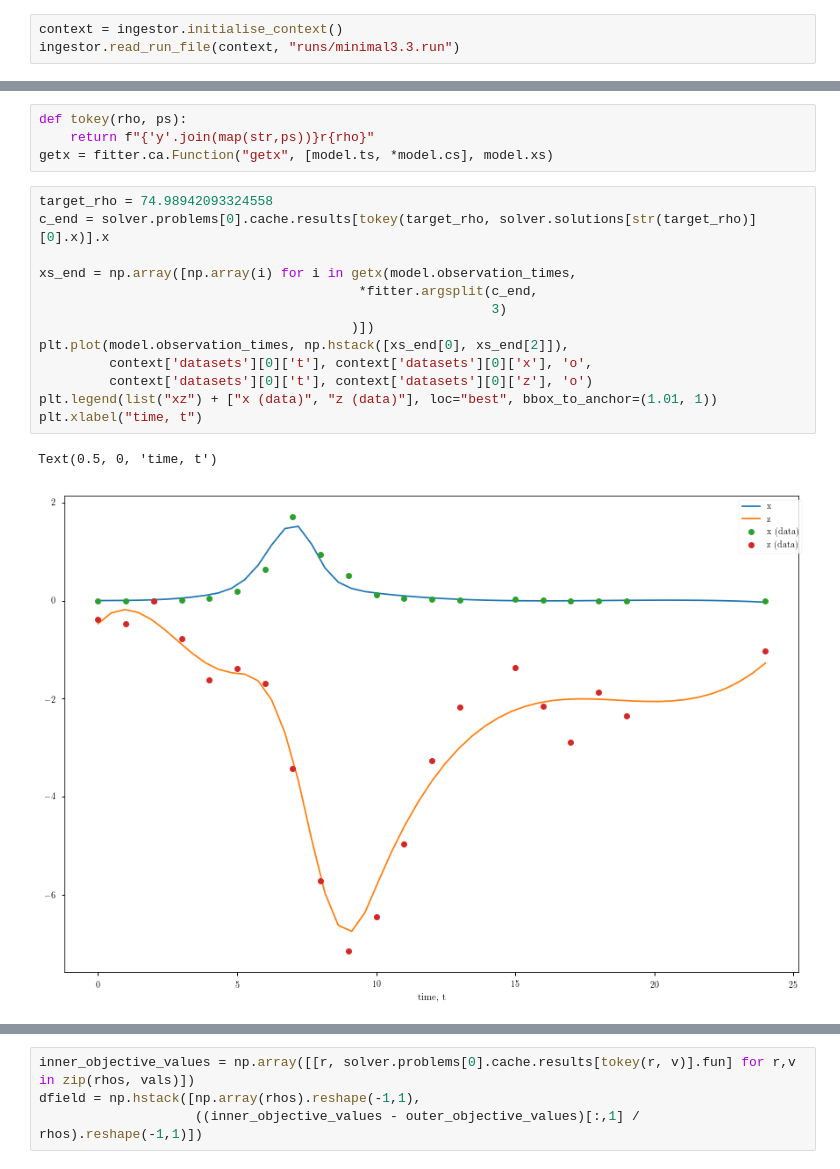
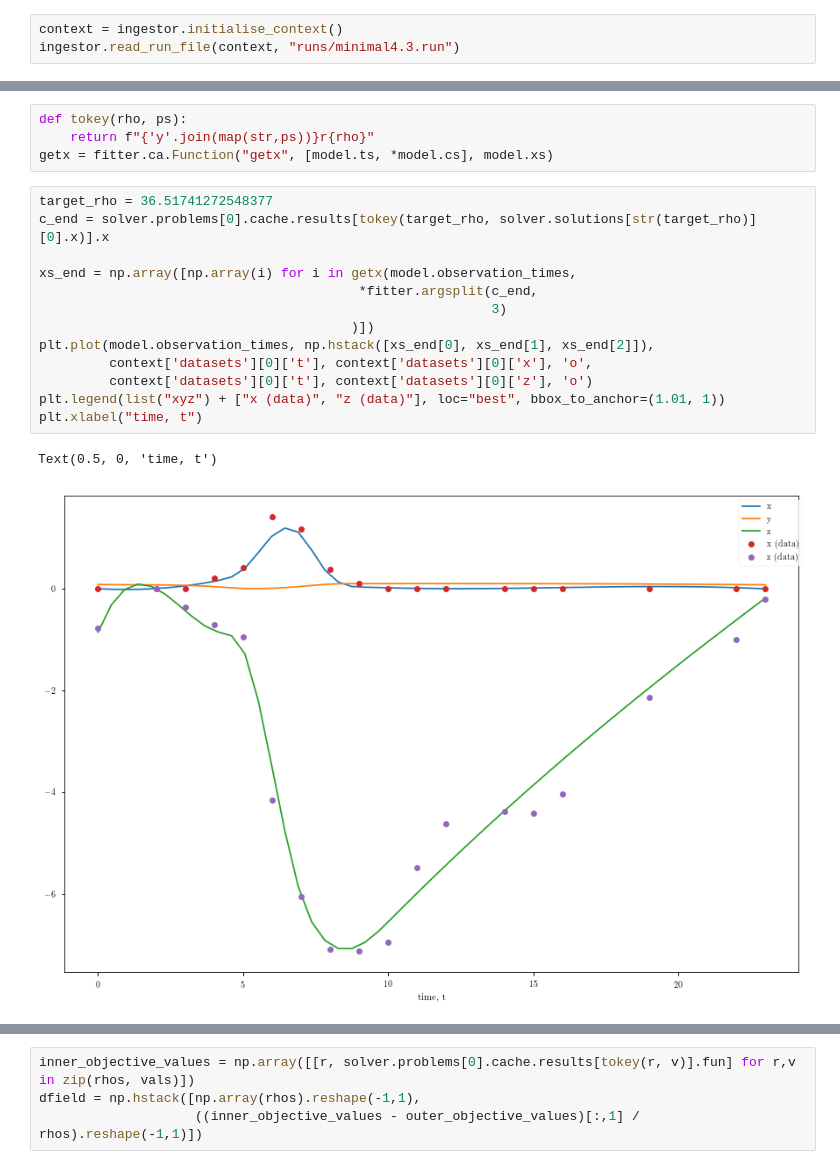
Before and after one commit to dwu402/self-harm, a Jupyter notebook: smol_case.ipynb, the cells around one changed output, grey strips where cells are left out. Drawn from its saved outputs; the diff is of its cells as text.

```diff
--- a/smol_case.ipynb
+++ b/smol_case.ipynb
@@ -17,7 +17,7 @@ reload(ingestor)
 <module 'ingestor' from '/media/dwu402/Data/wrap-mad/ingestor.py'>
 # %%
 context = ingestor.initialise_context()
-ingestor.read_run_file(context, "runs/minimal3.3.run")
+ingestor.read_run_file(context, "runs/minimal4.3.run")
 # %%
 model = modeller.Model(context)
 # %%
@@ -109,21 +109,21 @@ def tokey(rho, ps):
     return f"{'y'.join(map(str,ps))}r{rho}"
 getx = fitter.ca.Function("getx", [model.ts, *model.cs], model.xs)
 # %%
-target_rho = 74.98942093324558
+target_rho = 36.51741272548377
 c_end = solver.problems[0].cache.results[tokey(target_rho, solver.solutions[str(target_rho)][0].x)].x
 
 xs_end = np.array([np.array(i) for i in getx(model.observation_times,
                                          *fitter.argsplit(c_end,
                                                           3)
                                         )])
-plt.plot(model.observation_times, np.hstack([xs_end[0], xs_end[2]]),
+plt.plot(model.observation_times, np.hstack([xs_end[0], xs_end[1], xs_end[2]]),
          context['datasets'][0]['t'], context['datasets'][0]['x'], 'o',
          context['datasets'][0]['t'], context['datasets'][0]['z'], 'o')
-plt.legend(list("xz") + ["x (data)", "z (data)"], loc="best", bbox_to_anchor=(1.01, 1))
+plt.legend(list("xyz") + ["x (data)", "z (data)"], loc="best", bbox_to_anchor=(1.01, 1))
 plt.xlabel("time, t")
 # %% [output]
 Text(0.5, 0, 'time, t')
-[figure, old version]
+[figure, new version]
 # %%
 spline_dfield = np.array([context['model'](t, xs_end[:,i], solver.solutions[str(target_rho)][0].x)
                  for i,t in enumerate(model.observation_times)])
```
Also changed, not shown: parts of 10 cells of this notebook, 1 other file.
